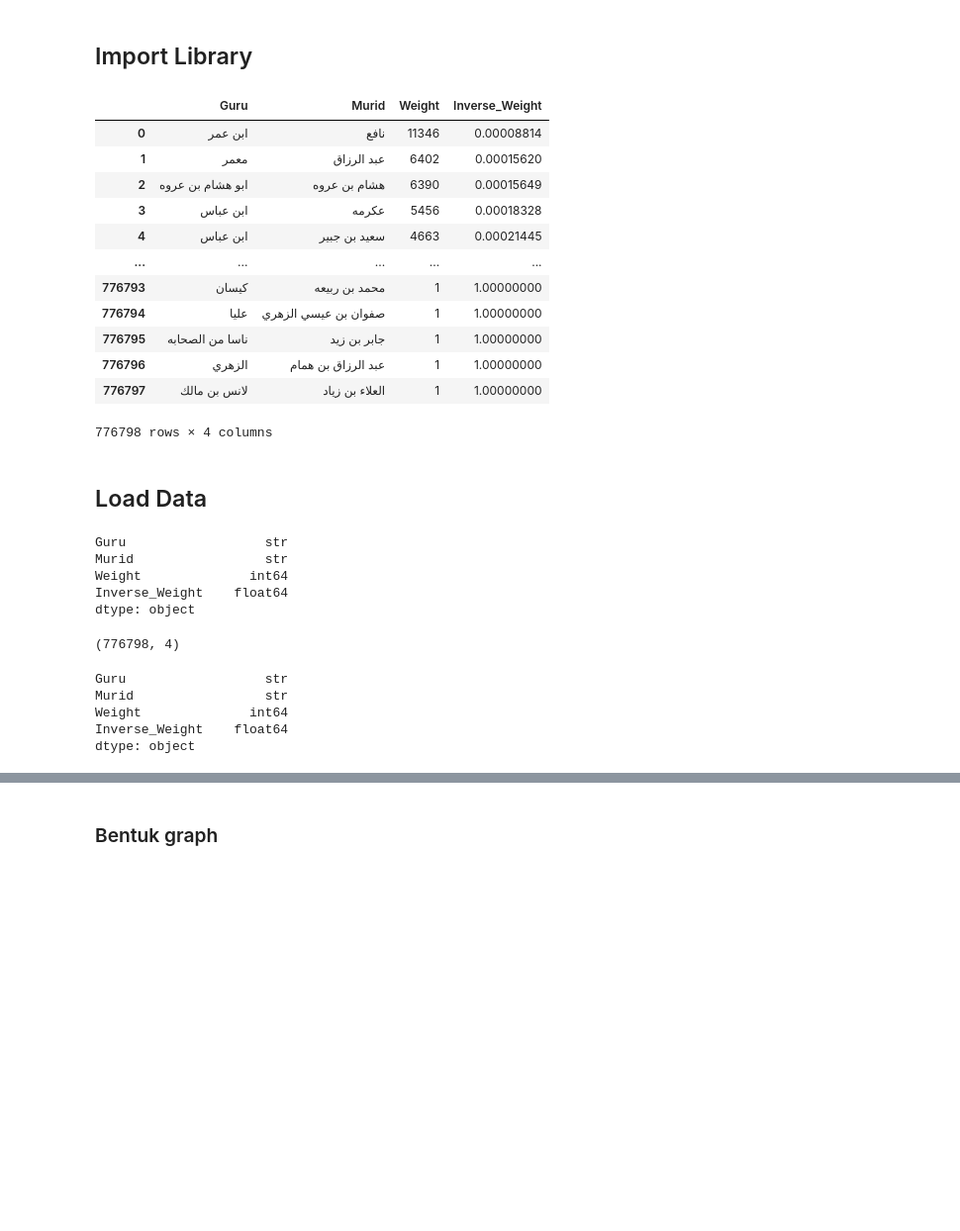
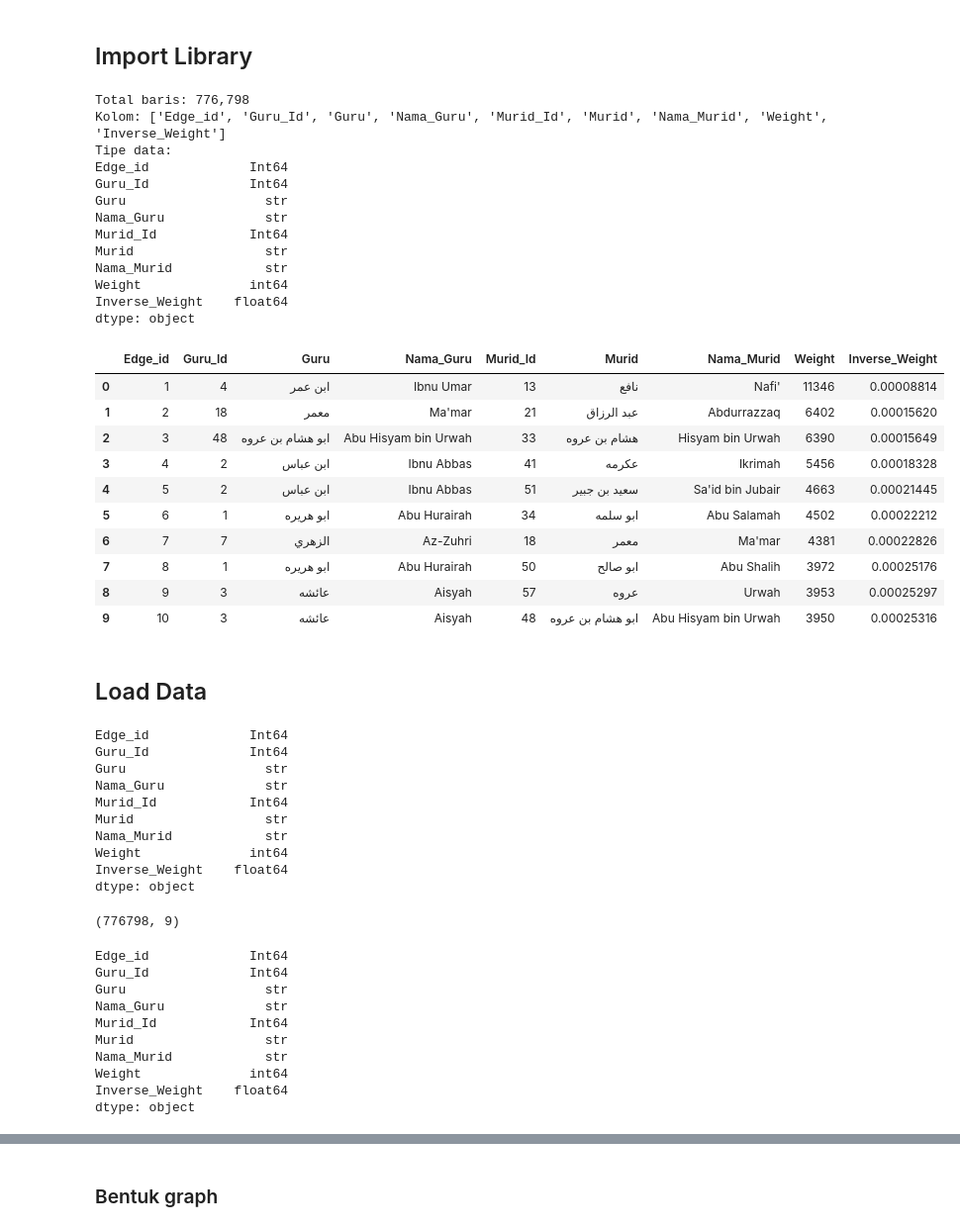
Before and after one commit to Nazrililham090805/sanad-hadith, a Jupyter notebook: src/NetworkX.ipynb, the cells around one changed output, grey strips where cells are left out. Shown at 99% size. Cells and saved outputs as stored; diff of their text form; code cells hidden in the pictures; blank space fills up the shorter version.

```diff
--- a/src/NetworkX.ipynb
+++ b/src/NetworkX.ipynb
@@ -9,56 +9,76 @@ import matplotlib.pyplot as plt
 # %%
 # Pengaturan tampilan
 pd.set_option('display.max_colwidth', None)
 
-# Float 8 desimal
-pd.options.display.float_format = '{:.8f}'.format
-
 # Membaca CSV
-df = pd.read_csv('../data/processed/edges.csv')
+df = pd.read_csv('../data/processed/edge.csv')
 
 # Konversi numerik
 df['Weight'] = pd.to_numeric(df['Weight'])
 df['Inverse_Weight'] = pd.to_numeric(df['Inverse_Weight'])
 
+# Konversi Guru_Id dan Murid_Id ke integer (jika kolom ada)
+for col in ['Edge_id', 'Guru_Id', 'Murid_Id']:
+    if col in df.columns:
+        df[col] = pd.to_numeric(df[col], errors='coerce').astype('Int64')
+
 # Pembulatan
 df['Inverse_Weight'] = df['Inverse_Weight'].round(8)
 
 # Urutkan berdasarkan Weight terbesar
-df = df.sort_values(
-    by='Weight',
-    ascending=False
-).reset_index(drop=True)
+df = df.sort_values(by='Weight', ascending=False).reset_index(drop=True)
 
-# Output
-display(df)
+print(f"Total baris: {len(df):,}")
+print(f"Kolom: {list(df.columns)}")
+print(f"Tipe data:\n{df.dtypes}")
+
+# Tampilkan 10 baris — format 8 desimal hanya pada Inverse_Weight
+with pd.option_context('display.float_format', '{:.8f}'.format):
+    display(df.head(10))
 # %% [output]
+Total baris: 776,798
+Kolom: ['Edge_id', 'Guru_Id', 'Guru', 'Nama_Guru', 'Murid_Id', 'Murid', 'Nama_Murid', 'Weight', 'Inverse_Weight']
+Tipe data:
+Edge_id             Int64
+Guru_Id             Int64
+Guru                  str
+Nama_Guru             str
+Murid_Id            Int64
+Murid                 str
+Nama_Murid            str
+Weight              int64
+Inverse_Weight    float64
+dtype: object
-|  | Guru | Murid | Weight | Inverse_Weight |
-| 0 | ابن عمر | نافع | 11346 | 0.00008814 |
-| 1 | معمر | عبد الرزاق | 6402 | 0.00015620 |
-| 2 | ابو هشام بن عروه | هشام بن عروه | 6390 | 0.00015649 |
-| 3 | ابن عباس | عكرمه | 5456 | 0.00018328 |
-| 4 | ابن عباس | سعيد بن جبير | 4663 | 0.00021445 |
-| ... | ... | ... | ... | ... |
-| 776793 | كيسان | محمد بن ربيعه | 1 | 1.00000000 |
-| 776794 | عليا | صفوان بن عيسي الزهري | 1 | 1.00000000 |
-| 776795 | ناسا من الصحابه | جابر بن زيد | 1 | 1.00000000 |
-| 776796 | الزهري | عبد الرزاق بن همام | 1 | 1.00000000 |
-| 776797 | لانس بن مالك | العلاء بن زياد | 1 | 1.00000000 |
+|  | Edge_id | Guru_Id | Guru | Nama_Guru | Murid_Id | Murid | Nama_Murid | Weight | Inverse_Weight |
+| 0 | 1 | 4 | ابن عمر | Ibnu Umar | 13 | نافع | Nafi' | 11346 | 0.00008814 |
+| 1 | 2 | 18 | معمر | Ma'mar | 21 | عبد الرزاق | Abdurrazzaq | 6402 | 0.00015620 |
+| 2 | 3 | 48 | ابو هشام بن عروه | Abu Hisyam bin Urwah | 33 | هشام بن عروه | Hisyam bin Urwah | 6390 | 0.00015649 |
+| 3 | 4 | 2 | ابن عباس | Ibnu Abbas | 41 | عكرمه | Ikrimah | 5456 | 0.00018328 |
+| 4 | 5 | 2 | ابن عباس | Ibnu Abbas | 51 | سعيد بن جبير | Sa'id bin Jubair | 4663 | 0.00021445 |
+| 5 | 6 | 1 | ابو هريره | Abu Hurairah | 34 | ابو سلمه | Abu Salamah | 4502 | 0.00022212 |
+| 6 | 7 | 7 | الزهري | Az-Zuhri | 18 | معمر | Ma'mar | 4381 | 0.00022826 |
+| 7 | 8 | 1 | ابو هريره | Abu Hurairah | 50 | ابو صالح | Abu Shalih | 3972 | 0.00025176 |
+| 8 | 9 | 3 | عائشه | Aisyah | 57 | عروه | Urwah | 3953 | 0.00025297 |
+| 9 | 10 | 3 | عائشه | Aisyah | 48 | ابو هشام بن عروه | Abu Hisyam bin Urwah | 3950 | 0.00025316 |
-776798 rows × 4 columns
 # %% [markdown]
 ## Load Data
 # %%
 print(df.dtypes)
 # %% [output]
+Edge_id             Int64
+Guru_Id             Int64
 Guru                  str
+Nama_Guru             str
+Murid_Id            Int64
 Murid                 str
+Nama_Murid            str
 Weight              int64
 Inverse_Weight    float64
 dtype: object
 # %%
 df.shape
 # %% [output]
-(776798, 4)
+(776798, 9)
 # %%
 # df["Inverse_Weight"] = df["Weight"].apply(lambda x: 1/x if x > 0 else 0)
 # %%
@@ -66,8 +86,13 @@ df['Weight'] = pd.to_numeric(df['Weight'])
 df['Inverse_Weight'] = pd.to_numeric(df['Inverse_Weight'])
 print(df.dtypes)
 # %% [output]
+Edge_id             Int64
+Guru_Id             Int64
 Guru                  str
+Nama_Guru             str
+Murid_Id            Int64
 Murid                 str
+Nama_Murid            str
 Weight              int64
 Inverse_Weight    float64
 dtype: object
```
Also changed, not shown: parts of 19 cells of this notebook, 3 other files.
